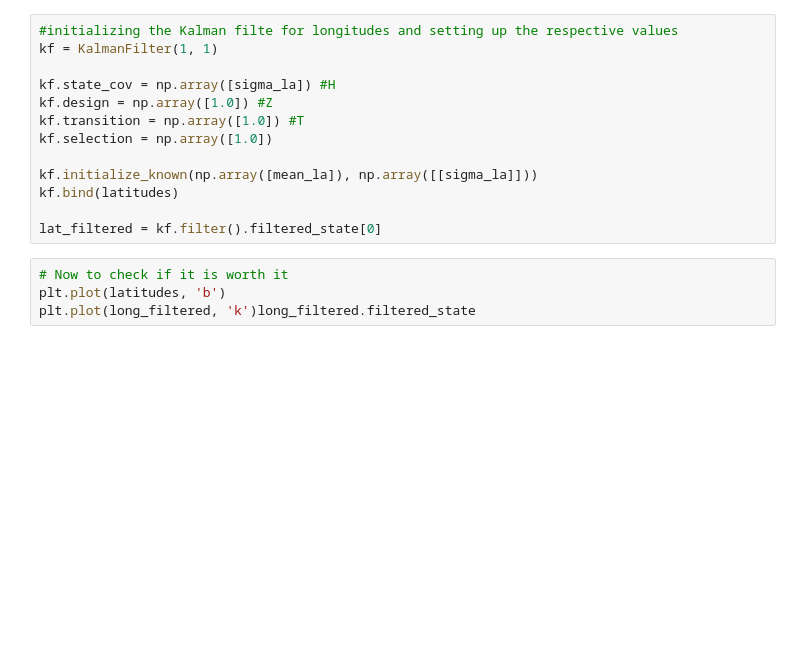
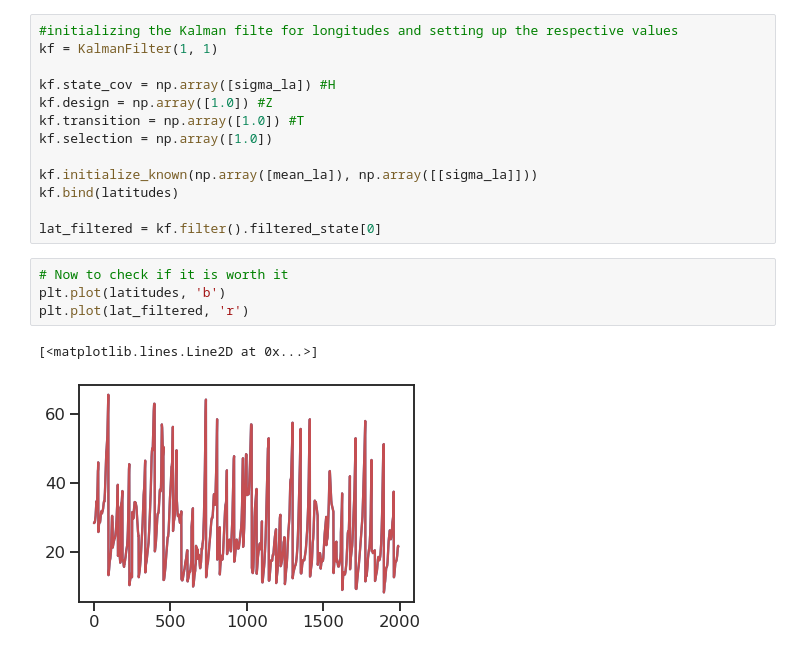
Before and after one commit to Monarene/Trajectory-Outlier-Detection, a Jupyter notebook: preprocessing/Impementing the Stats model Kalman filter.ipynb, the cells around one changed output. Drawn from its saved outputs; the diff is of its cells as text; blank space fills up the shorter version.

```diff
--- a/preprocessing/Impementing the Stats model Kalman filter.ipynb
+++ b/preprocessing/Impementing the Stats model Kalman filter.ipynb
@@ -97,4 +97,7 @@ lat_filtered = kf.filter().filtered_state[0]
 # %%
 # Now to check if it is worth it
 plt.plot(latitudes, 'b')
-plt.plot(long_filtered, 'k')long_filtered.filtered_state
+plt.plot(lat_filtered, 'r')
+# %% [output]
+[<matplotlib.lines.Line2D at 0x...>]
+[figure, added]
```
Also changed, not shown: parts of 1 cell of this notebook.
